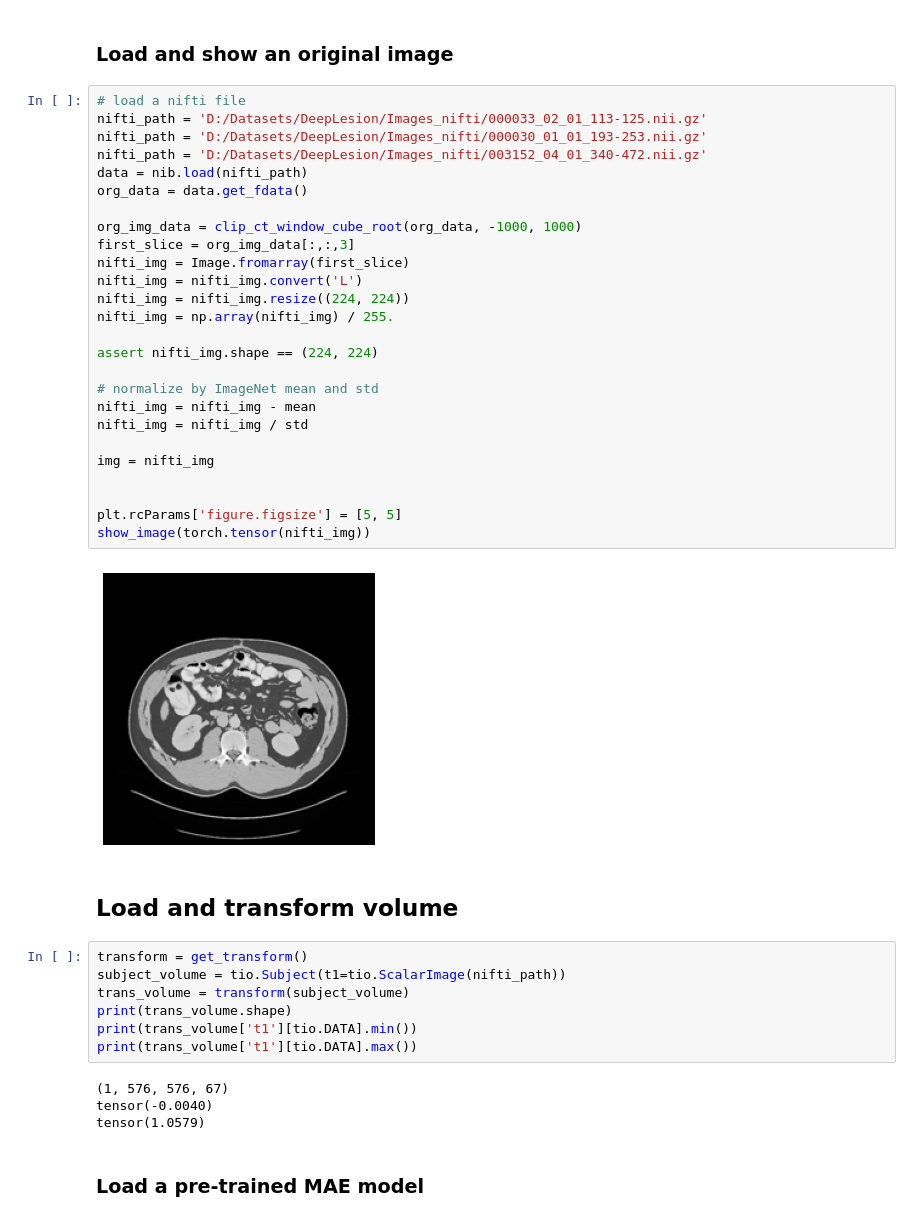
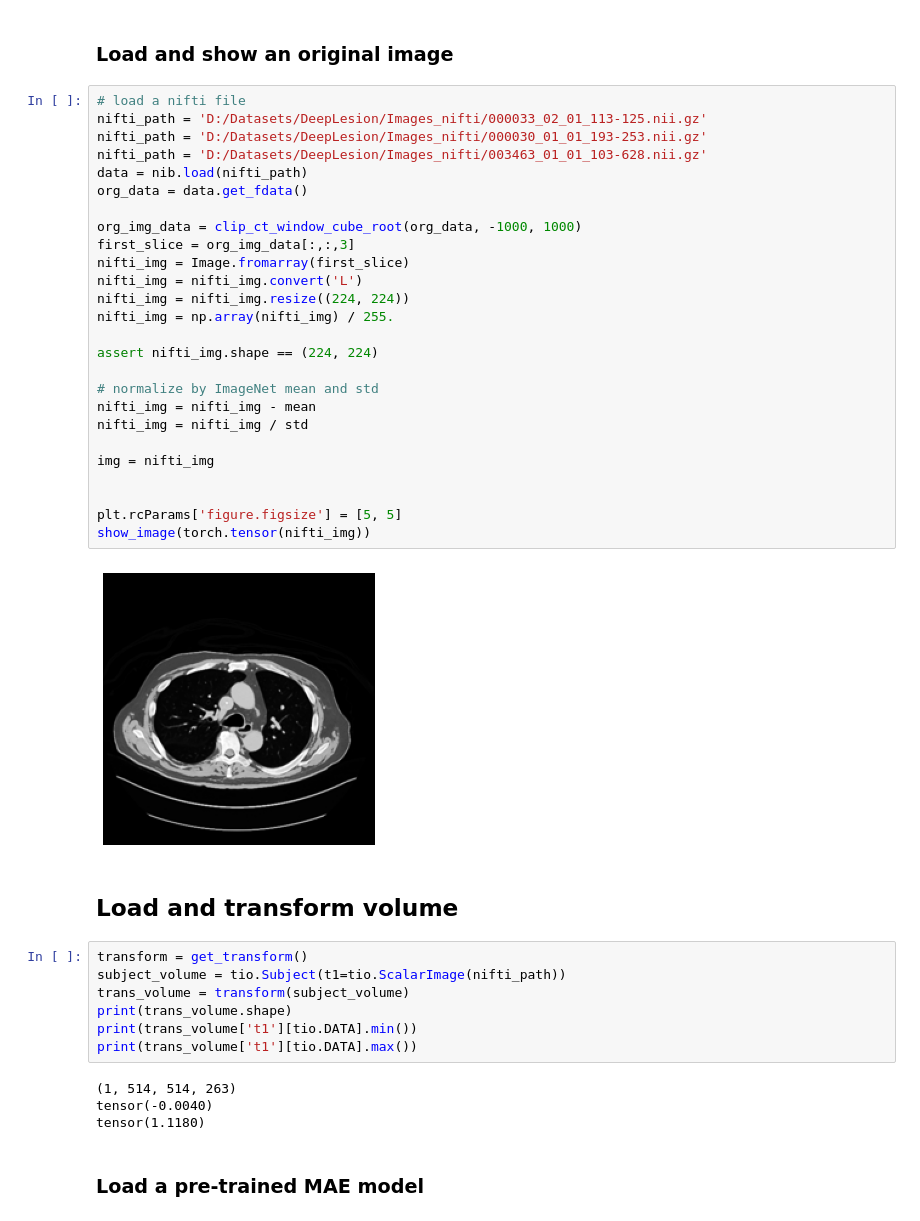
Before and after one commit to Eiphodos/mae, a Jupyter notebook: demo/mae_visualize_medical_3d.ipynb, the cells around one changed output. Drawn from its saved outputs; the diff is of its cells as text.

```diff
--- a/demo/mae_visualize_medical_3d.ipynb
+++ b/demo/mae_visualize_medical_3d.ipynb
@@ -140,31 +148,31 @@ def get_transform():
 # %%
 # load a nifti file
 nifti_path = 'D:/Datasets/DeepLesion/Images_nifti/000033_02_01_113-125.nii.gz'
 nifti_path = 'D:/Datasets/DeepLesion/Images_nifti/000030_01_01_193-253.nii.gz'
-nifti_path = 'D:/Datasets/DeepLesion/Images_nifti/003152_04_01_340-472.nii.gz'
+nifti_path = 'D:/Datasets/DeepLesion/Images_nifti/003463_01_01_103-628.nii.gz'
 data = nib.load(nifti_path)
 org_data = data.get_fdata()
 
 org_img_data = clip_ct_window_cube_root(org_data, -1000, 1000)
 first_slice = org_img_data[:,:,3]
 nifti_img = Image.fromarray(first_slice)
 nifti_img = nifti_img.convert('L')
 nifti_img = nifti_img.resize((224, 224))
 nifti_img = np.array(nifti_img) / 255.
 
 assert nifti_img.shape == (224, 224)
 
 # normalize by ImageNet mean and std
 nifti_img = nifti_img - mean
 nifti_img = nifti_img / std
 
 img = nifti_img
 
 
 plt.rcParams['figure.figsize'] = [5, 5]
 show_image(torch.tensor(nifti_img))
 # %% [output]
-[figure, old version]
+[figure, new version]
 # %% [markdown]
 ## Load and transform volume
 # %%
@@ -175,9 +183,9 @@ print(trans_volume.shape)
 print(trans_volume['t1'][tio.DATA].min())
 print(trans_volume['t1'][tio.DATA].max())
 # %% [output]
-(1, 576, 576, 67)
+(1, 514, 514, 263)
 tensor(-0.0040)
-tensor(1.0579)
+tensor(1.1180)
 # %% [markdown]
 ### Load a pre-trained MAE model
 # %%
```
Also changed, not shown: parts of 4 cells of this notebook, 2 other files.
